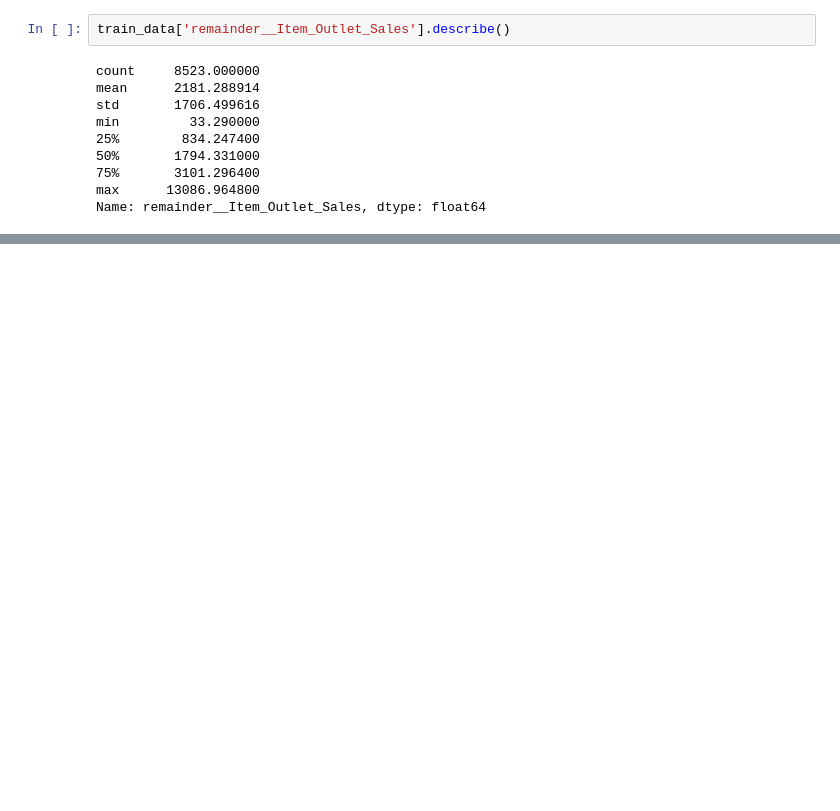
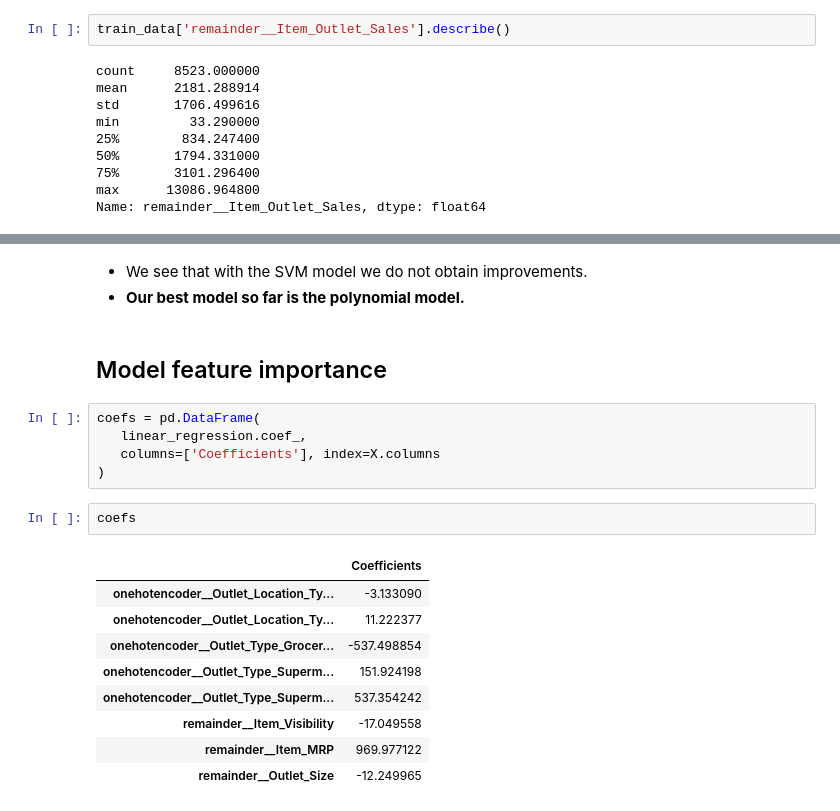
Before and after one commit to yaninaiberra/PiDataChallenge, a Jupyter notebook: notebooks/003_YI_BigMart_DATA_MODELING.ipynb, the cells around one changed output, grey strips where cells are left out. Saved outputs shown, nothing was run; the diff lists cells and outputs as text; blank space fills up the shorter version.

```diff
--- a/notebooks/003_YI_BigMart_DATA_MODELING.ipynb
+++ b/notebooks/003_YI_BigMart_DATA_MODELING.ipynb
@@ -122,0 +278,22 @@ plt.scatter(y_val, y_pred)
+# %% [markdown]
+- We see that with the SVM model we do not obtain improvements.
+- **Our best model so far is the polynomial model.**
+# %% [markdown]
+## Model feature importance
+# %%
+coefs = pd.DataFrame(
+   linear_regression.coef_,
+   columns=['Coefficients'], index=X.columns
+)
+# %%
+coefs
+# %% [output]
+|  | Coefficients |
+| onehotencoder__Outlet_Location_Ty... | -3.133090 |
+| onehotencoder__Outlet_Location_Ty... | 11.222377 |
+| onehotencoder__Outlet_Type_Grocer... | -537.498854 |
+| onehotencoder__Outlet_Type_Superm... | 151.924198 |
+| onehotencoder__Outlet_Type_Superm... | 537.354242 |
+| remainder__Item_Visibility | -17.049558 |
+| remainder__Item_MRP | 969.977122 |
+| remainder__Outlet_Size | -12.249965 |
```
Also changed, not shown: parts of 52 cells of this notebook, 3 other files.
